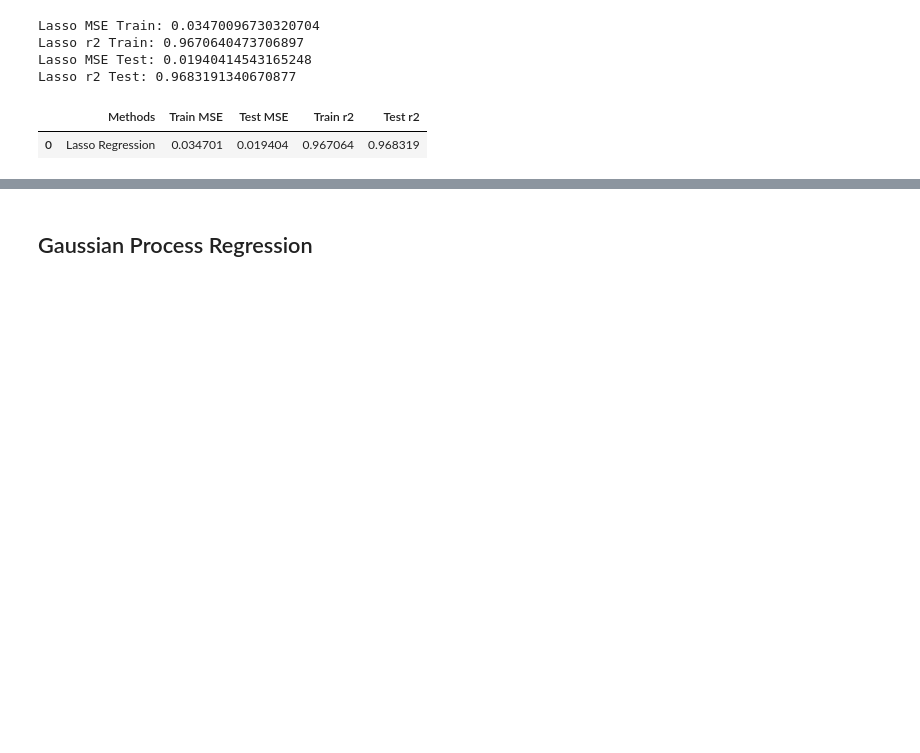
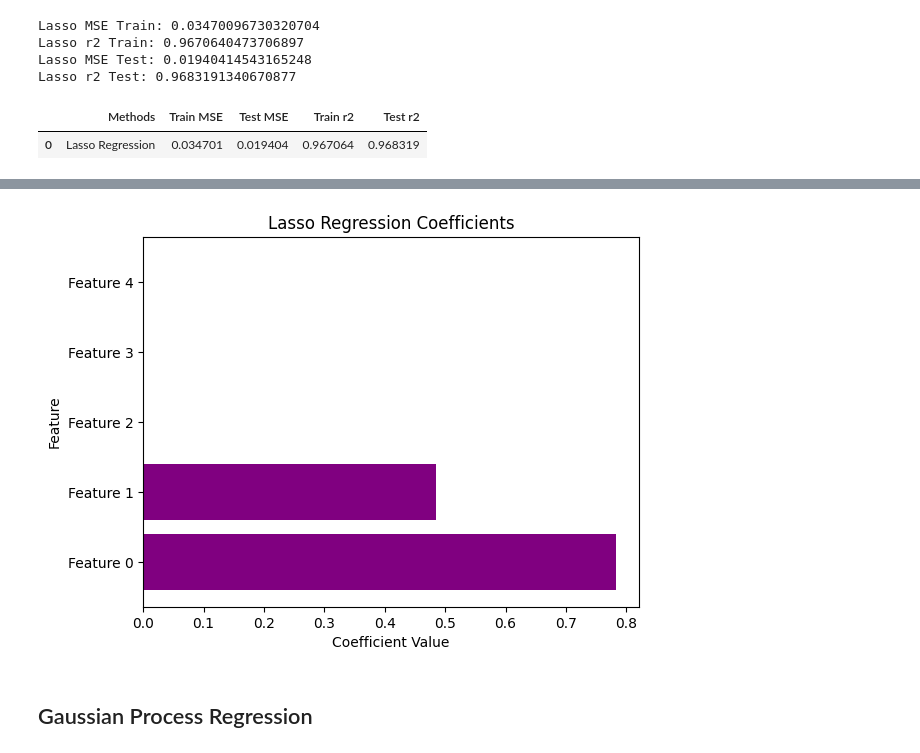
Before and after one commit to ToobaObeidy-1/DA_bootcamp_python, a Jupyter notebook: HPAC_machine_learning_model.ipynb, the cells around one changed output, grey strips where cells are left out. Cells and saved outputs as stored; diff of their text form; code cells hidden in the pictures; blank space fills up the shorter version.

```diff
--- a/HPAC_machine_learning_model.ipynb
+++ b/HPAC_machine_learning_model.ipynb
@@ -457,3 +630,16 @@ Lasso_results
+# %%
+import numpy as np
+
+feature_names = [f'Feature {i}' for i in range(x.shape[1])]
+coefficients = lasso_model.coef_
+
+plt.barh(feature_names, coefficients, color='purple')
+plt.xlabel('Coefficient Value')
+plt.ylabel('Feature')
+plt.title('Lasso Regression Coefficients')
+plt.show()
+# %% [output]
+[figure, added]
 # %% [markdown]
 ## Gaussian Process Regression
 # %% [markdown]
```
Also changed, not shown: parts of 43 cells of this notebook.
